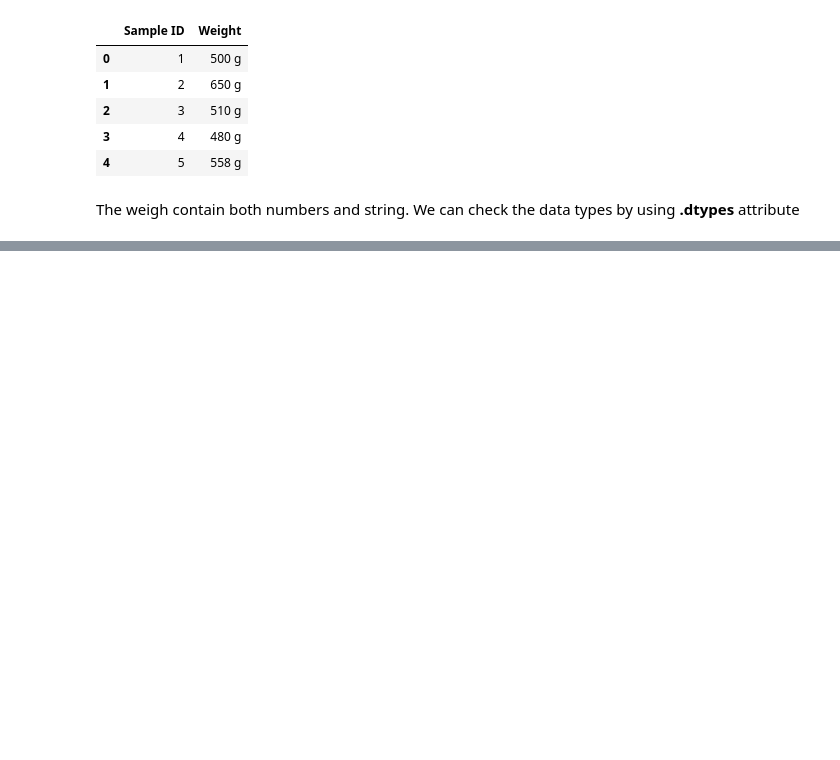
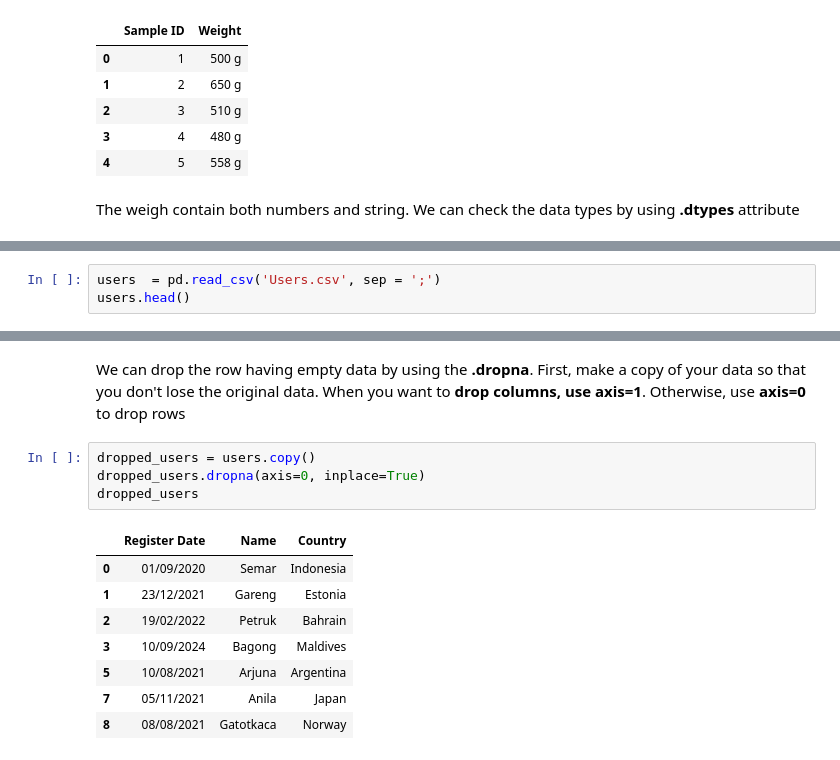
Before and after one commit to jpringgo/RevoU, a Jupyter notebook: RevoU_25Mar22_Python.ipynb, the cells around one changed output, grey strips where cells are left out. Cells and saved outputs as stored; diff of their text form; blank space fills up the shorter version.

```diff
--- a/RevoU_25Mar22_Python.ipynb
+++ b/RevoU_25Mar22_Python.ipynb
@@ -18,0 +31,3 @@ The weigh contain both numbers and string. We can check the data types by using
+# %%
+users  = pd.read_csv('Users.csv', sep = ';')
+users.head()
@@ -18,0 +71,15 @@ The weigh contain both numbers and string. We can check the data types by using
+# %% [markdown]
+We can drop the row having empty data by using the **.dropna**. First, make a copy of your data so that you don't lose the original data. When you want to **drop columns, use axis=1**. Otherwise, use **axis=0** to drop rows
+# %%
+dropped_users = users.copy()
+dropped_users.dropna(axis=0, inplace=True)
+dropped_users
+# %% [output]
+|  | Register Date | Name | Country |
+| 0 | 01/09/2020 | Semar | Indonesia |
+| 1 | 23/12/2021 | Gareng | Estonia |
+| 2 | 19/02/2022 | Petruk | Bahrain |
+| 3 | 10/09/2024 | Bagong | Maldives |
+| 5 | 10/08/2021 | Arjuna | Argentina |
+| 7 | 05/11/2021 | Anila | Japan |
+| 8 | 08/08/2021 | Gatotkaca | Norway |
```
Also changed, not shown: parts of 21 cells of this notebook.
